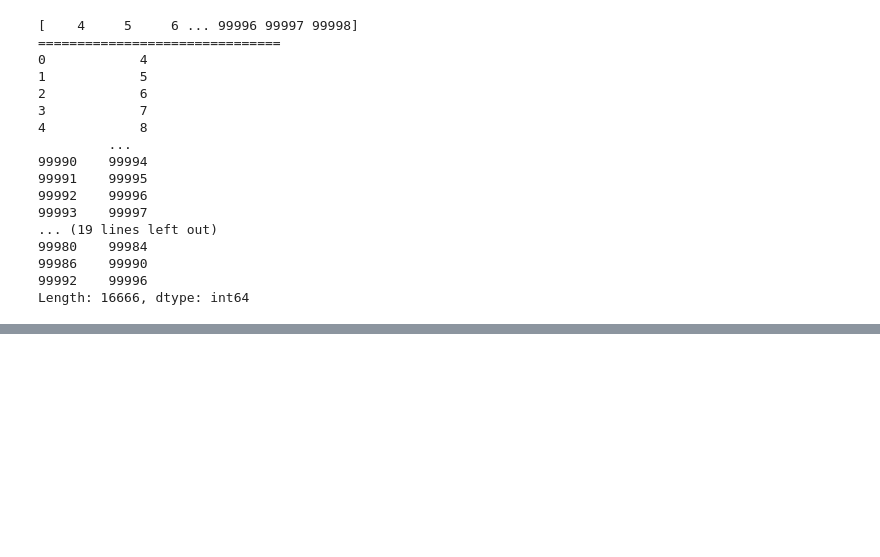
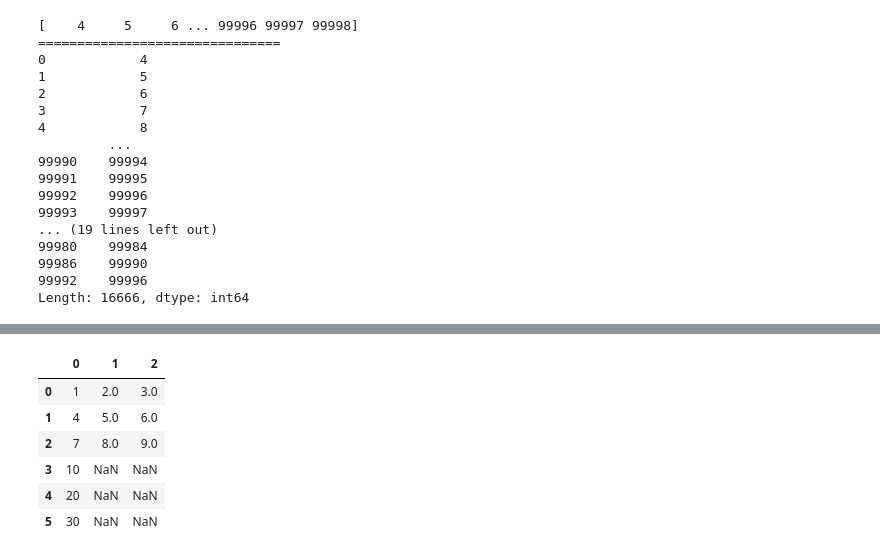
Before and after one commit to steve15963/PythonStudy, a Jupyter notebook: Untitled0.ipynb, the cells around one changed output, grey strips where cells are left out. Cells and saved outputs as stored; diff of their text form; code cells hidden in the pictures; blank space fills up the shorter version.

```diff
--- a/Untitled0.ipynb
+++ b/Untitled0.ipynb
@@ -1384,0 +1588,11 @@ print("===============================")
+# %%
+a.append(b,ignore_index=True)
+pd.concat([a,b.T],axis=0,ignore_index=True)
+# %% [output]
+|  | 0 | 1 | 2 |
+| 0 | 1 | 2.0 | 3.0 |
+| 1 | 4 | 5.0 | 6.0 |
+| 2 | 7 | 8.0 | 9.0 |
+| 3 | 10 | NaN | NaN |
+| 4 | 20 | NaN | NaN |
+| 5 | 30 | NaN | NaN |
```
Also changed, not shown: parts of 9 cells of this notebook.
